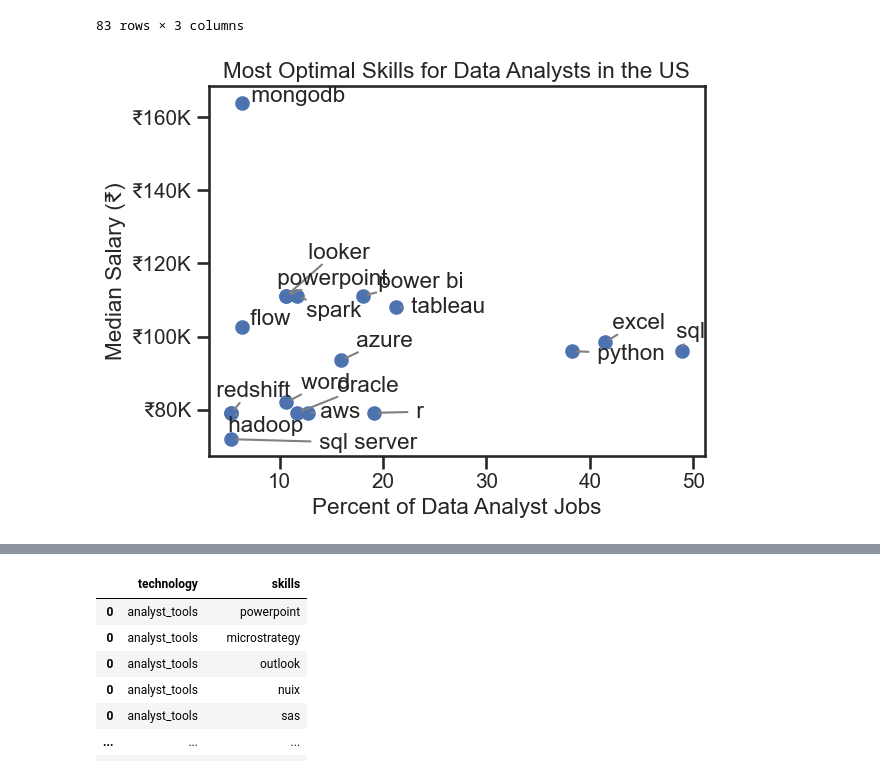
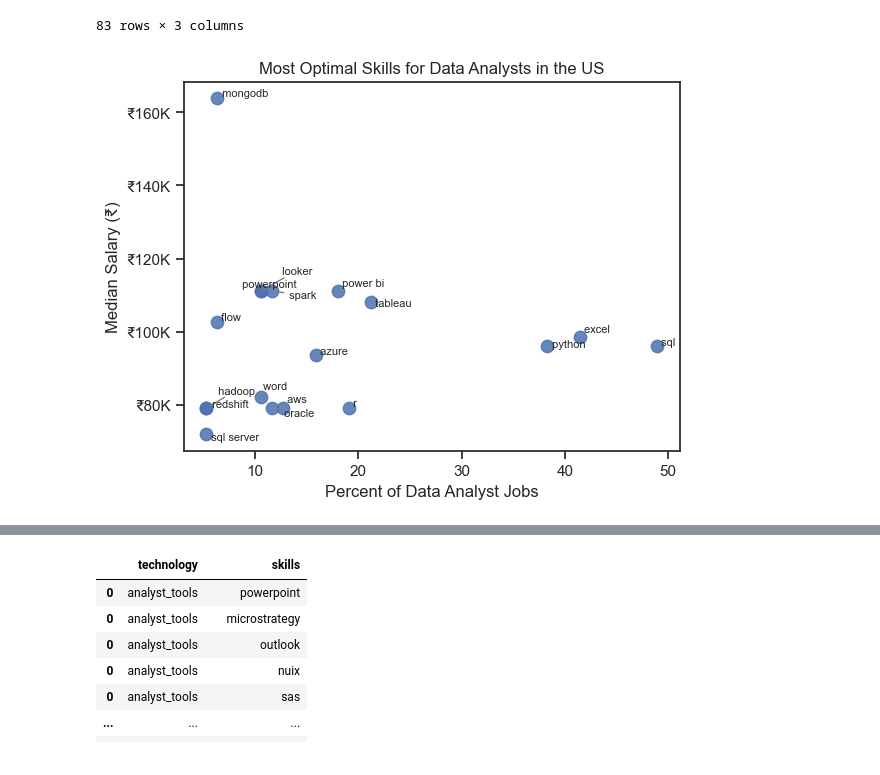
Before and after one commit to Vazahathussain/python_project, a Jupyter notebook: 5_Optimal_Skills.ipynb, the cells around one changed output, grey strips where cells are left out. Drawn from its saved outputs; the diff is of its cells as text; code cells hidden in the pictures.

```diff
--- a/5_Optimal_Skills.ipynb
+++ b/5_Optimal_Skills.ipynb
@@ -75,26 +75,28 @@ df_DA_skills_high_demand = df_DA_skills[df_DA_skills['skill_percent'] > skill_li
 # %%
 from adjustText import adjust_text
 
-plt.scatter(df_DA_skills_high_demand['skill_percent'], df_DA_skills_high_demand['median_salary'])
+plt.scatter(df_DA_skills_high_demand['skill_percent'], df_DA_skills_high_demand['median_salary'], s=80,
+    alpha=0.85)
 plt.xlabel('Percent of Data Analyst Jobs')
 plt.ylabel('Median Salary (₹)')  # Assuming this is the label you want for y-axis
 plt.title('Most Optimal Skills for Data Analysts in the US')
+
 
 # Get current axes, set limits, and format axes
 ax = plt.gca()
 ax.yaxis.set_major_formatter(plt.FuncFormatter(lambda y, pos: f'₹{int(y/1000)}K'))  # Example formatting y-axis
 
 # Add labels to points and collect them in a list
 texts = []
 for i, txt in enumerate(df_DA_skills_high_demand.index):
-    texts.append(plt.text(df_DA_skills_high_demand['skill_percent'].iloc[i], df_DA_skills_high_demand['median_salary'].iloc[i], " " + txt))
+    texts.append(plt.text(df_DA_skills_high_demand['skill_percent'].iloc[i], df_DA_skills_high_demand['median_salary'].iloc[i], " " + txt, fontsize=8))
 
 # Adjust text to avoid overlap and add arrows
 adjust_text(texts, arrowprops=dict(arrowstyle='->', color='gray'))
 
 plt.show()
 # %% [output]
-[figure, old version]
+[figure, new version]
 # %%
 df_technology = df['job_type_skills'].copy()
 
```
Also changed, not shown: parts of 1 cell of this notebook.
